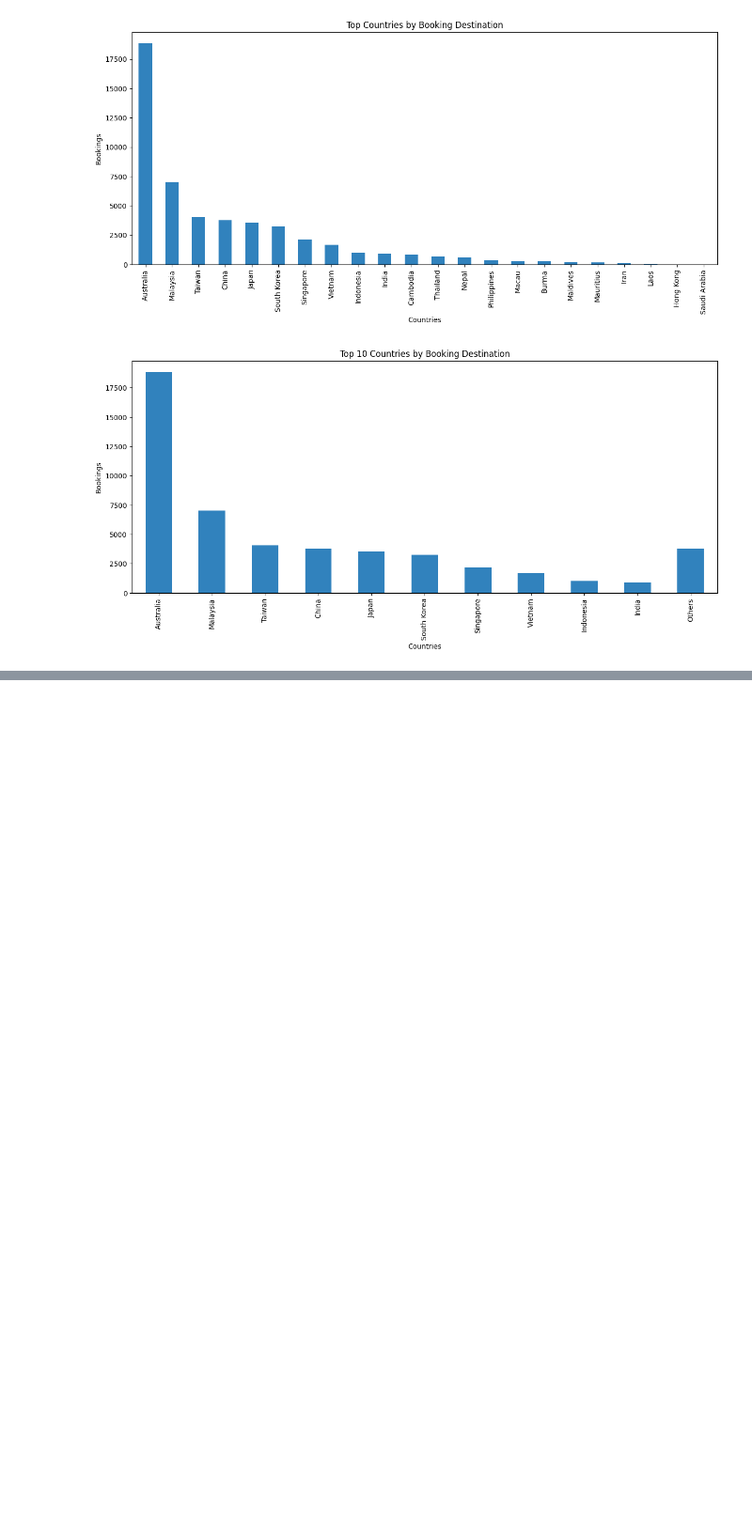
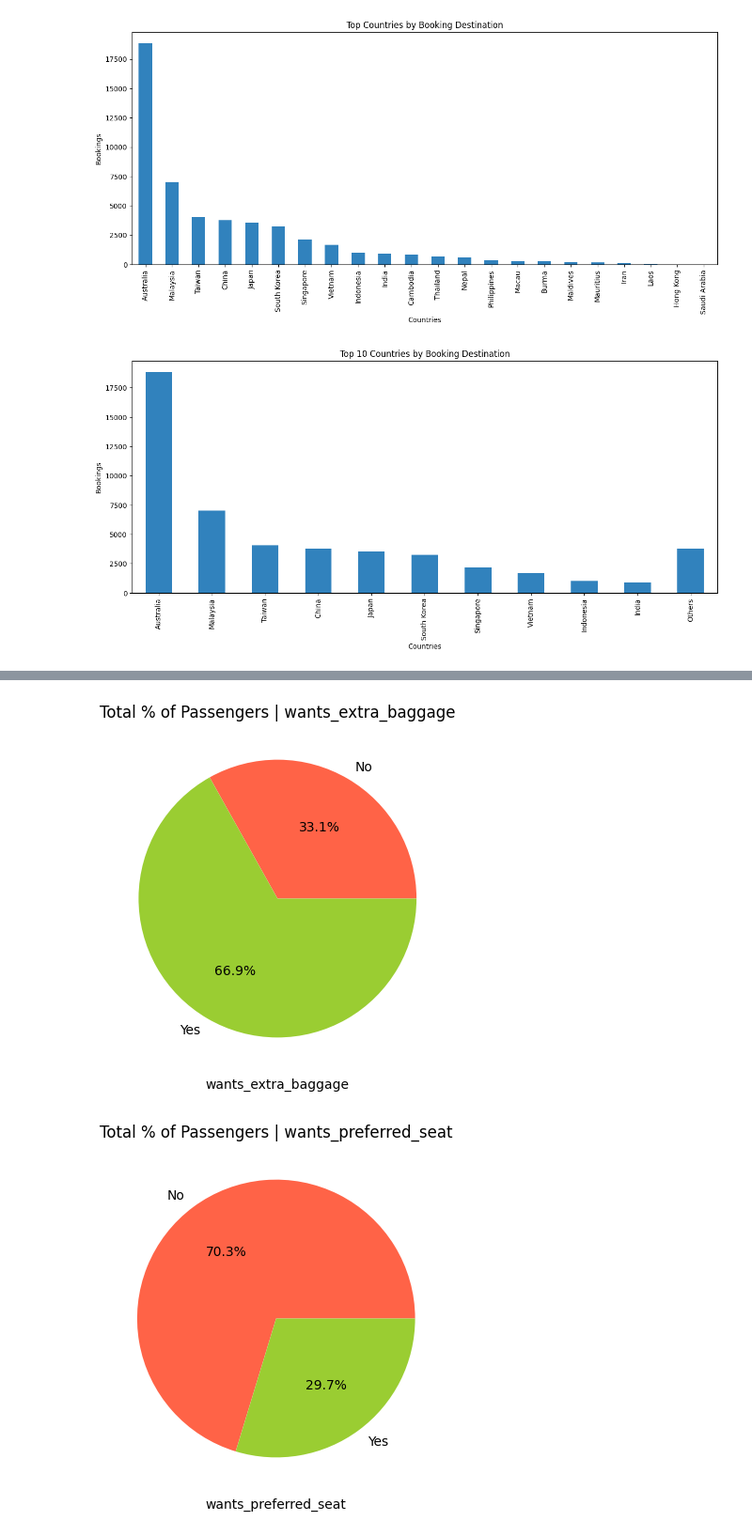
Before and after one commit to qichsia/python, a Jupyter notebook: final_proj/02_data_analysis.ipynb, the cells around one changed output, grey strips where cells are left out. Shown: that part at 94% size. Drawn from its saved outputs; the diff is of its cells as text; code cells hidden in the pictures; blank space fills up the shorter version.

```diff
--- a/final_proj/02_data_analysis.ipynb
+++ b/final_proj/02_data_analysis.ipynb
@@ -136,0 +290,14 @@ plt.show()
+# %%
+services = ['wants_extra_baggage', 'wants_preferred_seat', 'wants_in_flight_meals']
+
+for service in services :
+    count = df[service].value_counts().sort_index()
+    #count.plot(kind='pie')
+    plt.pie(count, labels=["No","Yes"], autopct='%1.1f%%',colors=["tomato","yellowgreen"])
+
+    plt.xlabel(service)
+    plt.title(f"Total % of Passengers | {service}")
+    plt.show()
+# %% [output]
+[figure, added]
+[figure, added]
```
Also changed, not shown: parts of 17 cells of this notebook, 5 other files.
